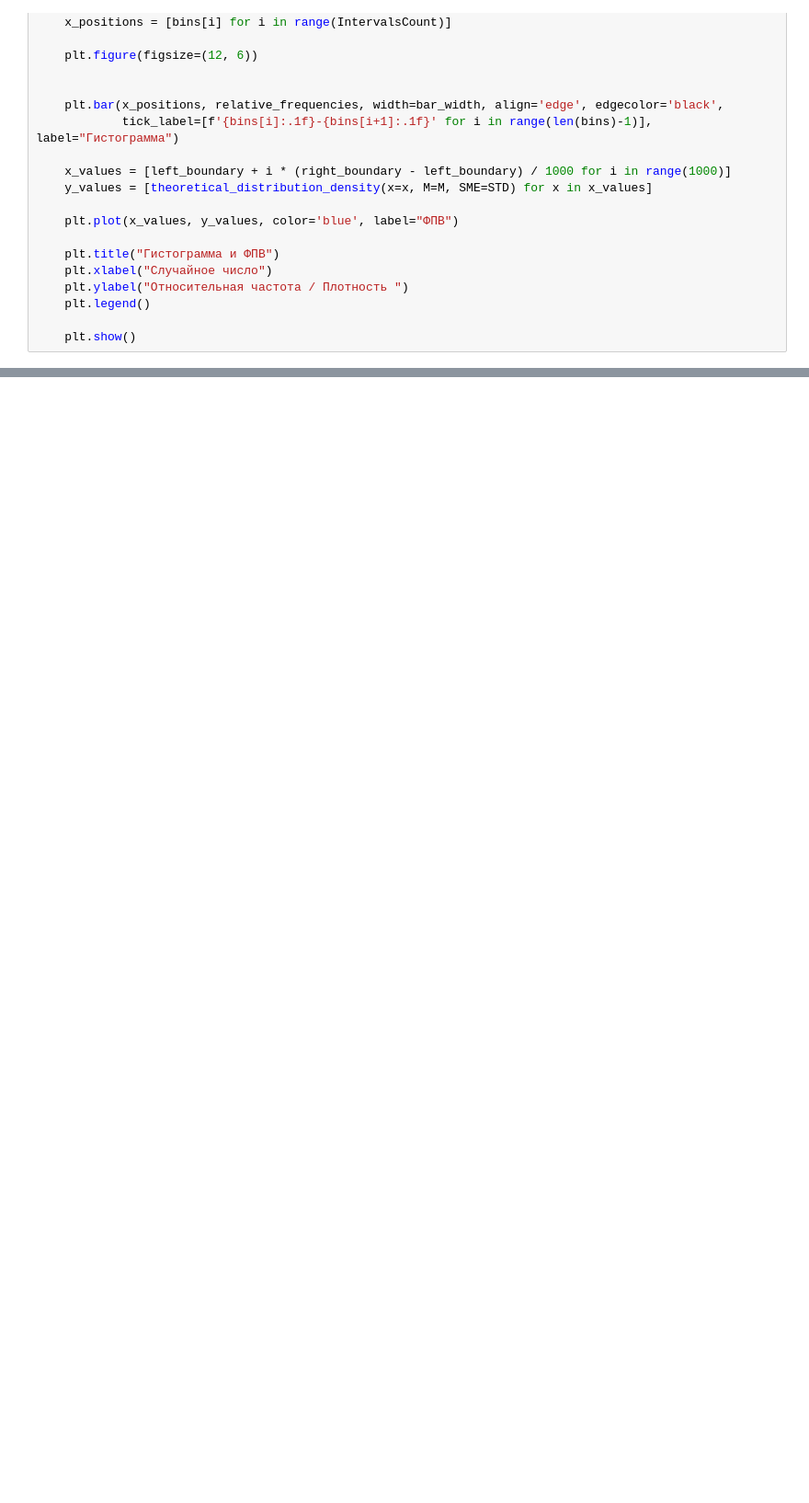
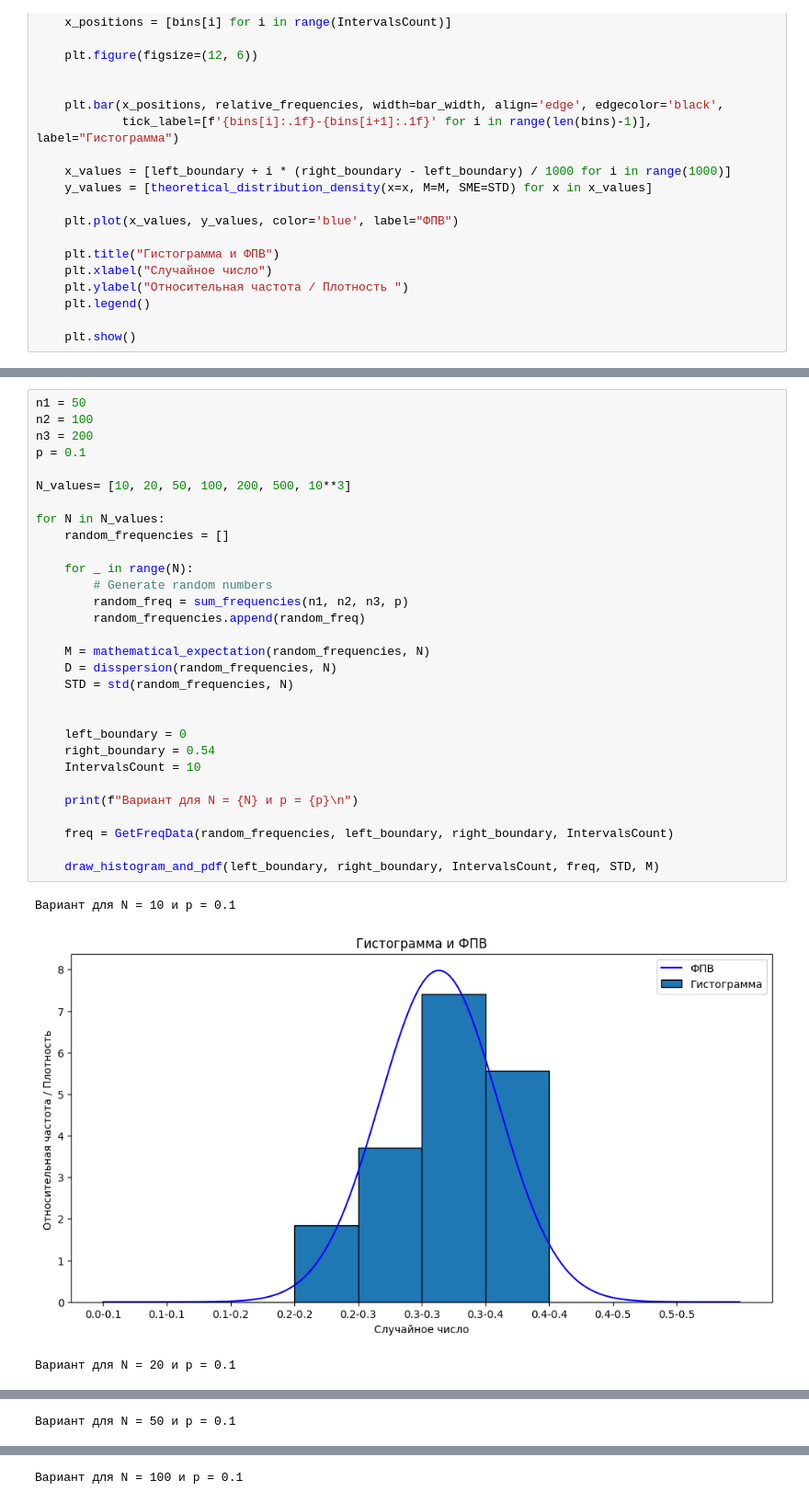
Before and after one commit to Sypoo1/mtuci-statistics, a Jupyter notebook: 4_1.ipynb, the cells around one changed output, grey strips where cells are left out. Shown at 92% size. Saved outputs shown, nothing was run; the diff lists cells and outputs as text; blank space fills up the shorter version.

```diff
--- a/4_1.ipynb
+++ b/4_1.ipynb
@@ -146,0 +143,34 @@ for N in N_values:
+# %%
+n1 = 50
+n2 = 100
+n3 = 200
+p = 0.1
+
+N_values= [10, 20, 50, 100, 200, 500, 10**3]
+
+for N in N_values:
+    random_frequencies = []
+
+    for _ in range(N):
+        # Generate random numbers
+        random_freq = sum_frequencies(n1, n2, n3, p)
+        random_frequencies.append(random_freq)
+
+    M = mathematical_expectation(random_frequencies, N)
+    D = disspersion(random_frequencies, N)
+    STD = std(random_frequencies, N)
+
+
+    left_boundary = 0
+    right_boundary = 0.54
+    IntervalsCount = 10
+
+    print(f"Вариант для N = {N} и p = {p}\n")
+
+    freq = GetFreqData(random_frequencies, left_boundary, right_boundary, IntervalsCount)
+
+    draw_histogram_and_pdf(left_boundary, right_boundary, IntervalsCount, freq, STD, M)
+# %% [output]
+Вариант для N = 10 и p = 0.1
+[figure, added]
+Вариант для N = 20 и p = 0.1
@@ -146,0 +178 @@ for N in N_values:
+Вариант для N = 50 и p = 0.1
@@ -146,0 +180 @@ for N in N_values:
+Вариант для N = 100 и p = 0.1
```
Also changed, not shown: parts of 3 cells of this notebook.
